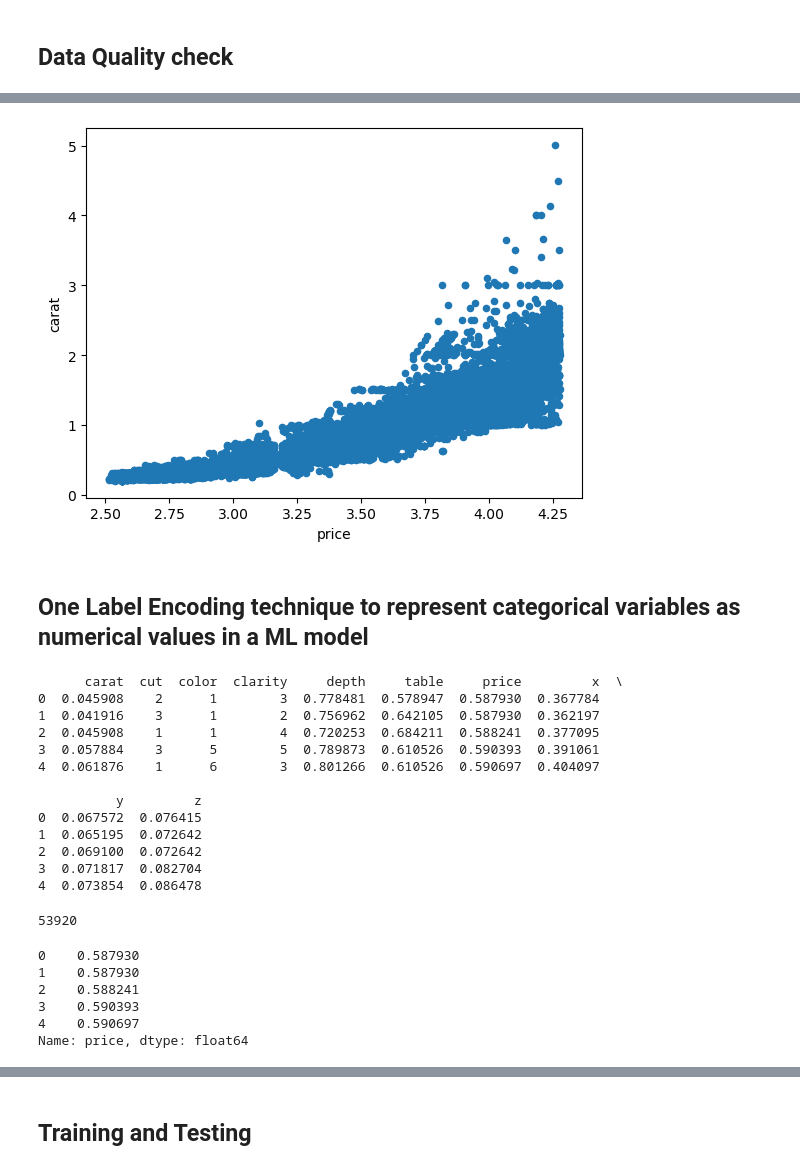
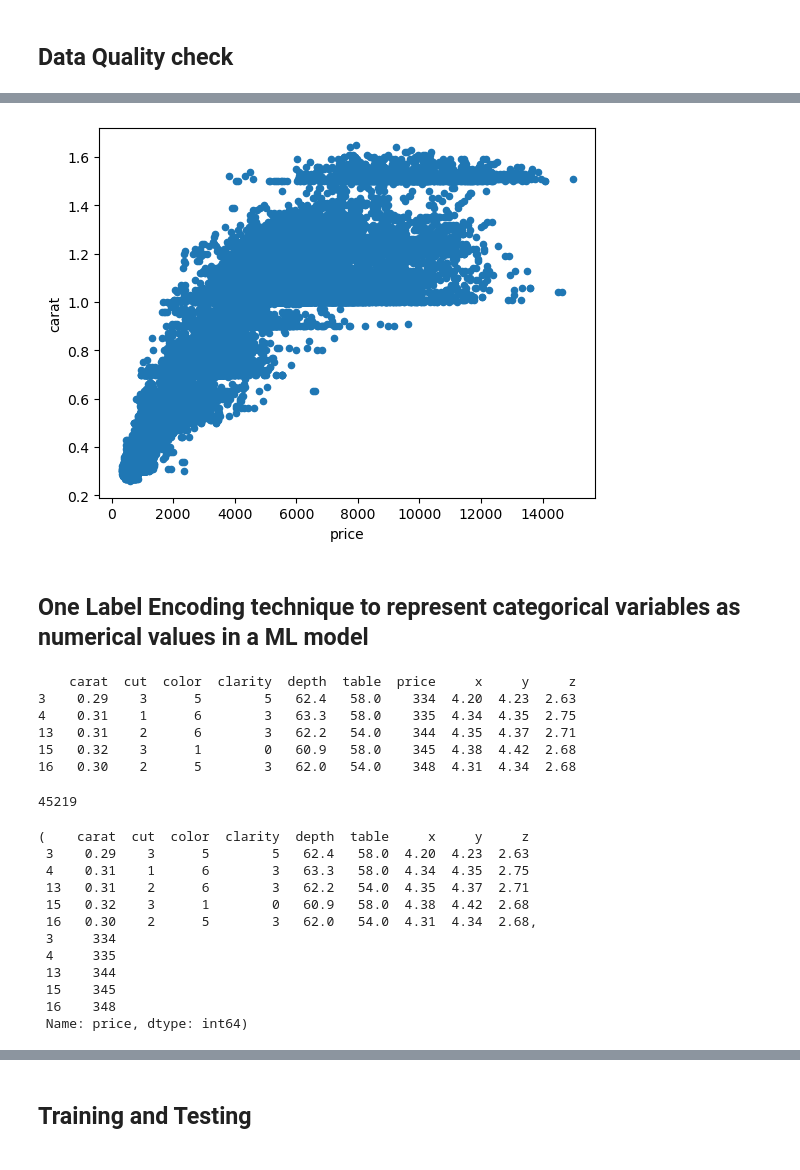
Before and after one commit to rlawns255/Project4_Group4, a Jupyter notebook: Data_clean.ipynb, the cells around one changed output, grey strips where cells are left out. Drawn from its saved outputs; the diff is of its cells as text; code cells hidden in the pictures.

```diff
--- a/Data_clean.ipynb
+++ b/Data_clean.ipynb
@@ -24,0 +23,3 @@ df.head(10)
+# %%
+# Remove the 'Unnamed: 0' column
+df = df.drop('Unnamed: 0', axis=1)
@@ -65,5 +106,5 @@ dtype: int64
 # %%
+#Dropping Zero values in the dataset
 df = df.drop(df[df["x"]==0].index)
 df = df.drop(df[df["y"]==0].index)
 df = df.drop(df[df["z"]==0].index)
-df.drop(columns=['Unnamed: 0'], inplace=True)
@@ -92,5 +178,5 @@ plt.show()
 # %%
-df.price = np.log10(df.price)
+# df.price = np.log10(df.price)
 # %%
 # times = [96,98,100,105,85,88,95,100,101,102,97,98,5]
 # fig1, ax1 = plt.subplots()
@@ -116,0 +208,15 @@ df.describe()
+# %%
+## Drop Outliers from the Dataset
+from sklearn.impute import SimpleImputer
+from sklearn.ensemble import IsolationForest
+
+numeric_cols = df.select_dtypes (include=np.number).columns.tolist()
+
+outlier_detector = IsolationForest(contamination='auto', random_state=42)
+df['outlier_label'] = outlier_detector.fit_predict(df[numeric_cols])
+
+df = df[df['outlier_label'] != -1]
+
+df_new = df.drop('outlier_label', axis = 1)
+
+print (df_new)
@@ -131,5 +264,5 @@ df.price = np.log10(df.price)
 # %%
-df.plot.scatter('price', 'carat')
+df_new.plot.scatter('price', 'carat')
 plt.show()
 # %% [output]
-[figure, old version]
+[figure, new version]
@@ -151,31 +282,31 @@ def convert_catg(df):
         for i in object_cols_ind:
             df.iloc[:,i] = le.fit_transform(df.iloc[:,i])
 # %%
-convert_catg(df)
-print(df.head())
+convert_catg(df_new)
+print(df_new.head())
 len(df)
 # %% [output]
-      carat  cut  color  clarity     depth     table     price         x  \
-0  0.045908    2      1        3  0.778481  0.578947  0.587930  0.367784
-1  0.041916    3      1        2  0.756962  0.642105  0.587930  0.362197
-2  0.045908    1      1        4  0.720253  0.684211  0.588241  0.377095
-3  0.057884    3      5        5  0.789873  0.610526  0.590393  0.391061
-4  0.061876    1      6        3  0.801266  0.610526  0.590697  0.404097
-
-          y         z
-0  0.067572  0.076415
-1  0.065195  0.072642
-2  0.069100  0.072642
-3  0.071817  0.082704
-4  0.073854  0.086478
+    carat  cut  color  clarity  depth  table  price     x     y     z
+3    0.29    3      5        5   62.4   58.0    334  4.20  4.23  2.63
+4    0.31    1      6        3   63.3   58.0    335  4.34  4.35  2.75
+13   0.31    2      6        3   62.2   54.0    344  4.35  4.37  2.71
+15   0.32    3      1        0   60.9   58.0    345  4.38  4.42  2.68
+16   0.30    2      5        3   62.0   54.0    348  4.31  4.34  2.68
-53920
+45219
 # %%
-y = df ['price']
-y.head()
+y = df_new ['price']
+X = df_new.drop(columns=['price'])
+X.head(), y.head()
 # %% [output]
-0    0.587930
-1    0.587930
-2    0.588241
-3    0.590393
-4    0.590697
-Name: price, dtype: float64
+(    carat  cut  color  clarity  depth  table     x     y     z
+ 3    0.29    3      5        5   62.4   58.0  4.20  4.23  2.63
+ 4    0.31    1      6        3   63.3   58.0  4.34  4.35  2.75
+ 13   0.31    2      6        3   62.2   54.0  4.35  4.37  2.71
+ 15   0.32    3      1        0   60.9   58.0  4.38  4.42  2.68
+ 16   0.30    2      5        3   62.0   54.0  4.31  4.34  2.68,
+ 3     334
+ 4     335
+ 13    344
+ 15    345
+ 16    348
+ Name: price, dtype: int64)
```
Also changed, not shown: parts of 53 cells of this notebook.
